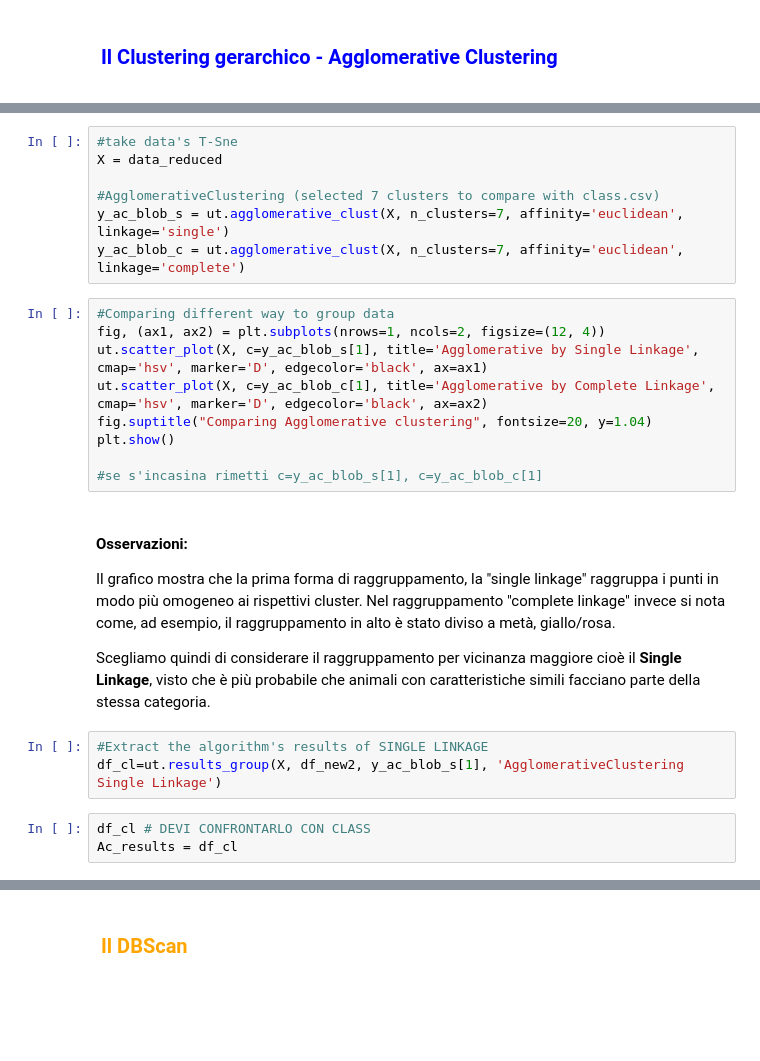
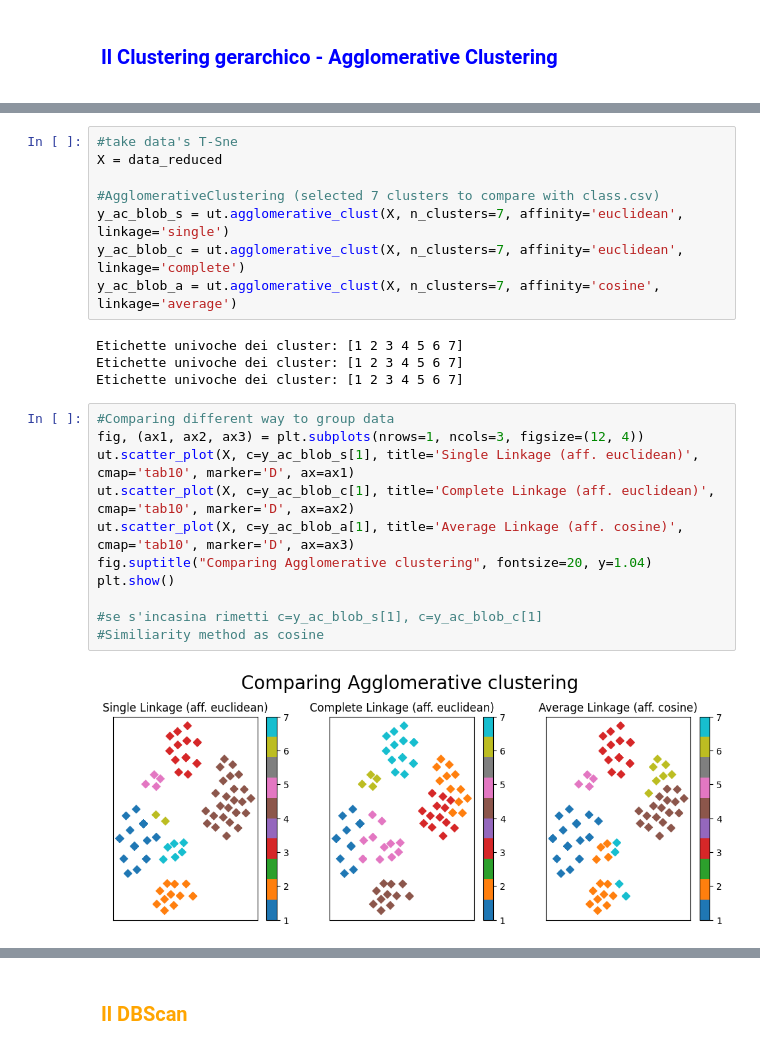
Before and after one commit to Laura1385/projectzoo, a Jupyter notebook: Maincode.ipynb, the cells around one changed output, grey strips where cells are left out. Saved outputs shown, nothing was run; the diff lists cells and outputs as text; blank space fills up the shorter version.

```diff
--- a/Maincode.ipynb
+++ b/Maincode.ipynb
@@ -710,23 +769,21 @@ X = data_reduced
 #AgglomerativeClustering (selected 7 clusters to compare with class.csv)
 y_ac_blob_s = ut.agglomerative_clust(X, n_clusters=7, affinity='euclidean', linkage='single')
 y_ac_blob_c = ut.agglomerative_clust(X, n_clusters=7, affinity='euclidean', linkage='complete')
+y_ac_blob_a = ut.agglomerative_clust(X, n_clusters=7, affinity='cosine', linkage='average')
+# %% [output]
+Etichette univoche dei cluster: [1 2 3 4 5 6 7]
+Etichette univoche dei cluster: [1 2 3 4 5 6 7]
+Etichette univoche dei cluster: [1 2 3 4 5 6 7]
-# %%
-#Comparing different way to group data
-fig, (ax1, ax2) = plt.subplots(nrows=1, ncols=2, figsize=(12, 4))
-ut.scatter_plot(X, c=y_ac_blob_s[1], title='Agglomerative by Single Linkage', cmap='hsv', marker='D', edgecolor='black', ax=ax1)
-ut.scatter_plot(X, c=y_ac_blob_c[1], title='Agglomerative by Complete Linkage', cmap='hsv', marker='D', edgecolor='black', ax=ax2)
-fig.suptitle("Comparing Agglomerative clustering", fontsize=20, y=1.04)
-plt.show()
-
-#se s'incasina rimetti c=y_ac_blob_s[1], c=y_ac_blob_c[1]
-# %% [markdown]
-#### Osservazioni:
-Il grafico mostra che la prima forma di raggruppamento, la "single linkage" raggruppa i punti in modo più omogeneo ai rispettivi cluster. Nel raggruppamento "complete linkage" invece si nota come, ad esempio, il raggruppamento in alto è stato diviso a metà, giallo/rosa.
-
-Scegliamo quindi di considerare il raggruppamento per vicinanza maggiore cioè il **Single Linkage**, visto che è più probabile che animali con caratteristiche simili facciano parte della stessa categoria.
-# %%
-#Extract the algorithm's results of SINGLE LINKAGE
-df_cl=ut.results_group(X, df_new2, y_ac_blob_s[1], 'AgglomerativeClustering Single Linkage')
-# %%
-df_cl # DEVI CONFRONTARLO CON CLASS
-Ac_results = df_cl
+# %%
+#Comparing different way to group data
+fig, (ax1, ax2, ax3) = plt.subplots(nrows=1, ncols=3, figsize=(12, 4))
+ut.scatter_plot(X, c=y_ac_blob_s[1], title='Single Linkage (aff. euclidean)', cmap='tab10', marker='D', ax=ax1)
+ut.scatter_plot(X, c=y_ac_blob_c[1], title='Complete Linkage (aff. euclidean)', cmap='tab10', marker='D', ax=ax2)
+ut.scatter_plot(X, c=y_ac_blob_a[1], title='Average Linkage (aff. cosine)', cmap='tab10', marker='D', ax=ax3)
+fig.suptitle("Comparing Agglomerative clustering", fontsize=20, y=1.04)
+plt.show()
+
+#se s'incasina rimetti c=y_ac_blob_s[1], c=y_ac_blob_c[1]
+#Similiarity method as cosine
+# %% [output]
+[figure, added]
```
Also changed, not shown: parts of 127 cells of this notebook, 8 other files.
